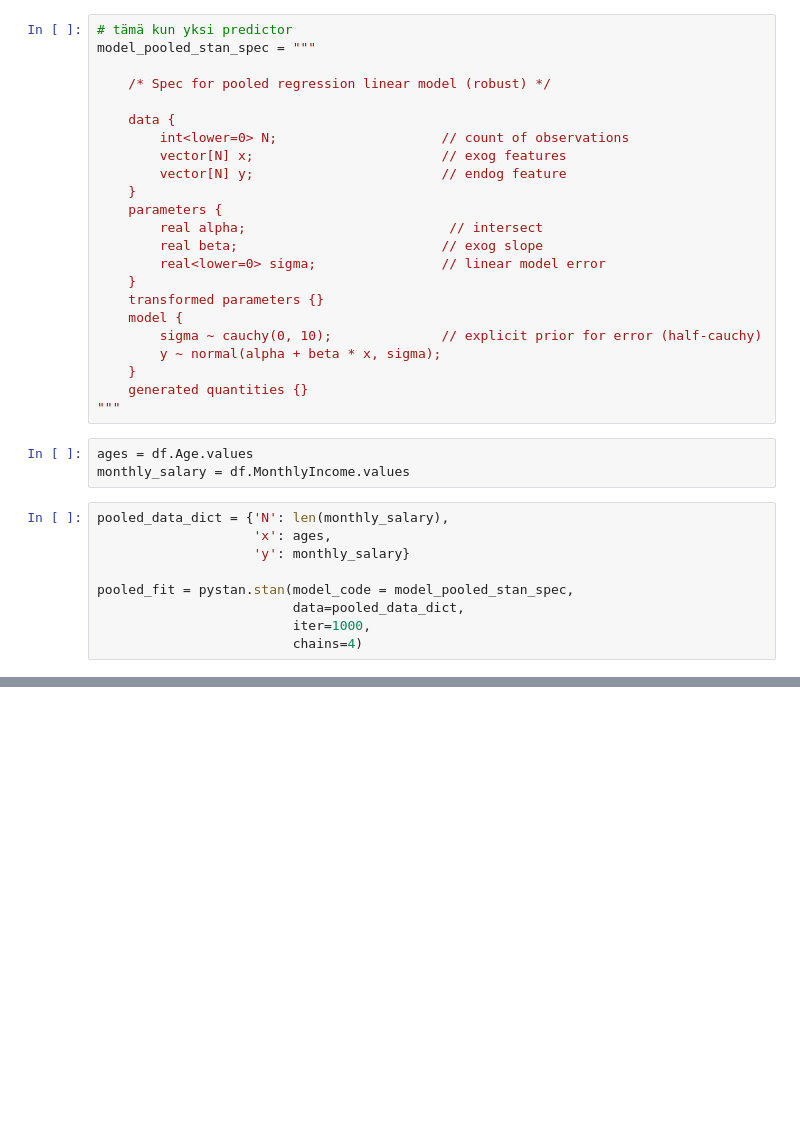
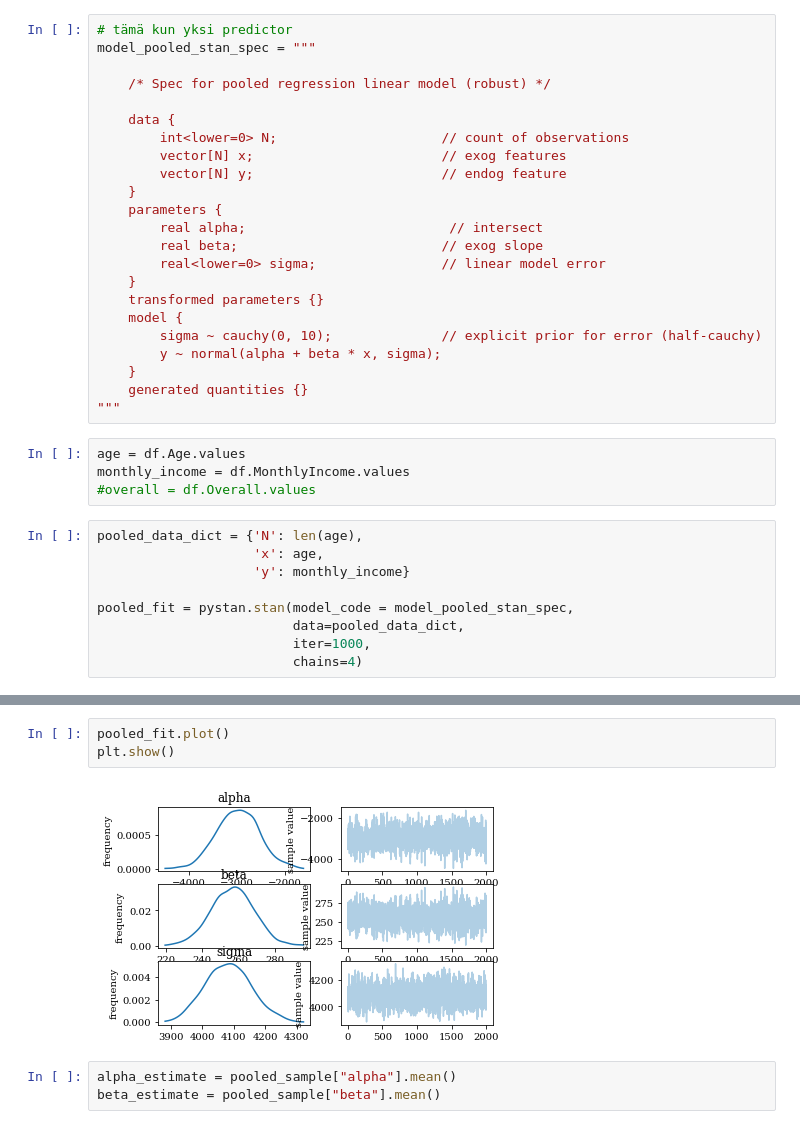
Before and after one commit to alesalloum/BDA-project2019, a Jupyter notebook: BDA_main_notebook.ipynb, the cells around one changed output, grey strips where cells are left out. Saved outputs shown, nothing was run; the diff lists cells and outputs as text; blank space fills up the shorter version.

```diff
--- a/BDA_main_notebook.ipynb
+++ b/BDA_main_notebook.ipynb
@@ -86,12 +106,13 @@ model_pooled_stan_spec = """
     generated quantities {}
 """
 # %%
-ages = df.Age.values
-monthly_salary = df.MonthlyIncome.values
+age = df.Age.values
+monthly_income = df.MonthlyIncome.values
+#overall = df.Overall.values
 # %%
-pooled_data_dict = {'N': len(monthly_salary),
-                    'x': ages,
-                    'y': monthly_salary}
+pooled_data_dict = {'N': len(age),
+                    'x': age,
+                    'y': monthly_income}
 
 pooled_fit = pystan.stan(model_code = model_pooled_stan_spec,
                          data=pooled_data_dict,
@@ -104,0 +157,8 @@ DistutilsPlatformError: Unable to find vcvarsall.bat
+# %%
+pooled_fit.plot()
+plt.show()
+# %% [output]
+[figure, added]
+# %%
+alpha_estimate = pooled_sample["alpha"].mean()
+beta_estimate = pooled_sample["beta"].mean()
```
Also changed, not shown: parts of 23 cells of this notebook.
